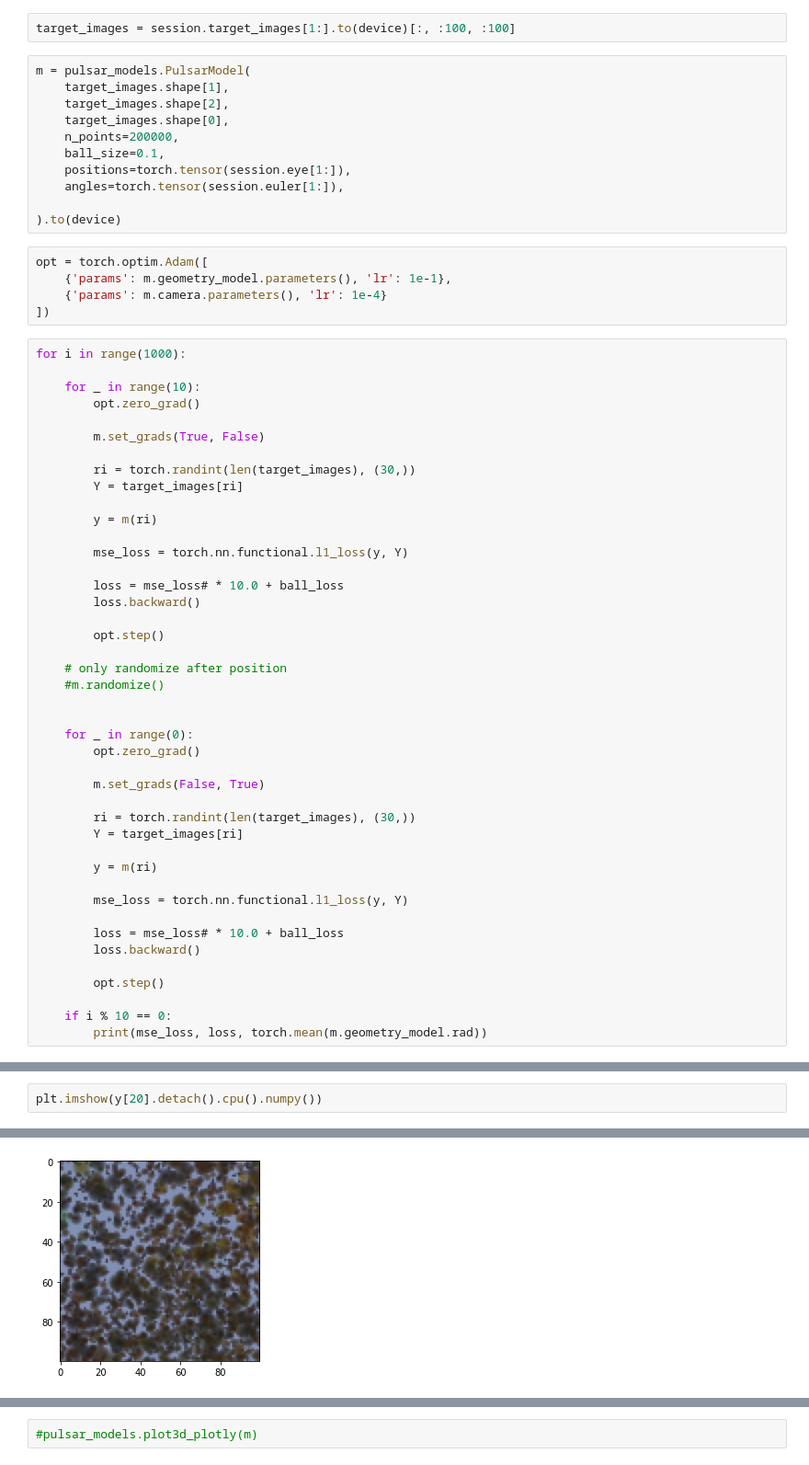
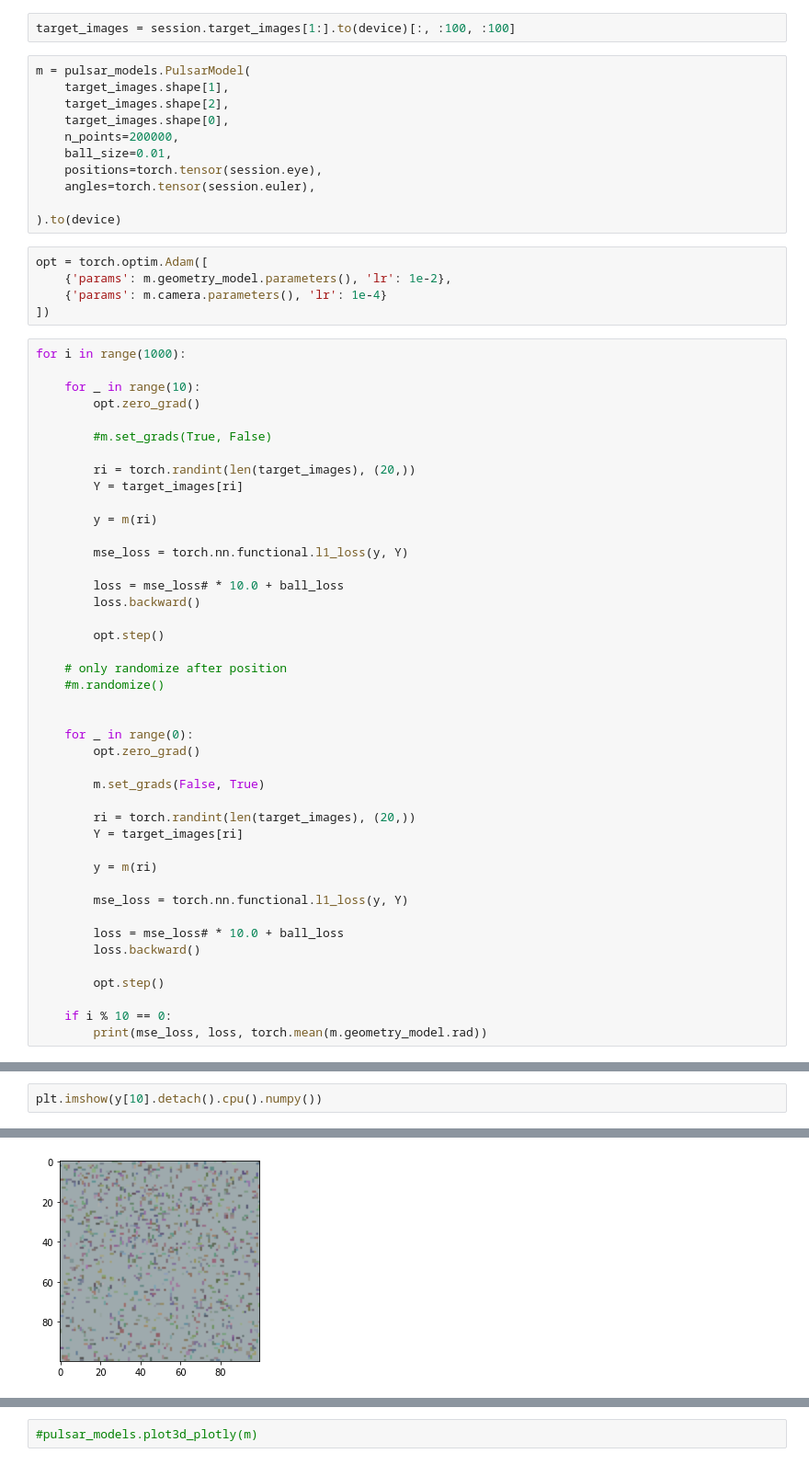
Before and after one commit to kaimerra/geometry, a Jupyter notebook: notebooks/pulsar1.ipynb, the cells around one changed output, grey strips where cells are left out. Shown at 92% size. Saved outputs shown, nothing was run; the diff lists cells and outputs as text.

```diff
--- a/notebooks/pulsar1.ipynb
+++ b/notebooks/pulsar1.ipynb
@@ -62,14 +59,14 @@ m = pulsar_models.PulsarModel(
     target_images.shape[2],
     target_images.shape[0],
     n_points=200000,
-    ball_size=0.1,
-    positions=torch.tensor(session.eye[1:]),
-    angles=torch.tensor(session.euler[1:]),
+    ball_size=0.01,
+    positions=torch.tensor(session.eye),
+    angles=torch.tensor(session.euler),
 
 ).to(device)
 # %%
 opt = torch.optim.Adam([
-    {'params': m.geometry_model.parameters(), 'lr': 1e-1},
+    {'params': m.geometry_model.parameters(), 'lr': 1e-2},
     {'params': m.camera.parameters(), 'lr': 1e-4}
 ])
 # %%
@@ -78,9 +75,9 @@ for i in range(1000):
     for _ in range(10):
         opt.zero_grad()
 
-        m.set_grads(True, False)
+        #m.set_grads(True, False)
 
-        ri = torch.randint(len(target_images), (30,))
+        ri = torch.randint(len(target_images), (20,))
         Y = target_images[ri]
 
         y = m(ri)
@@ -101,7 +98,7 @@ for i in range(1000):
 
         m.set_grads(False, True)
 
-        ri = torch.randint(len(target_images), (30,))
+        ri = torch.randint(len(target_images), (20,))
         Y = target_images[ri]
 
         y = m(ri)
@@ -123,6 +125,6 @@ KeyboardInterrupt:
 # %%
-plt.imshow(y[20].detach().cpu().numpy())
+plt.imshow(y[10].detach().cpu().numpy())
 # %% [output]
 <matplotlib.image.AxesImage at 0x...>
-[figure, old version]
+[figure, new version]
 # %%
```
Also changed, not shown: parts of 5 cells of this notebook, 1 other file.
